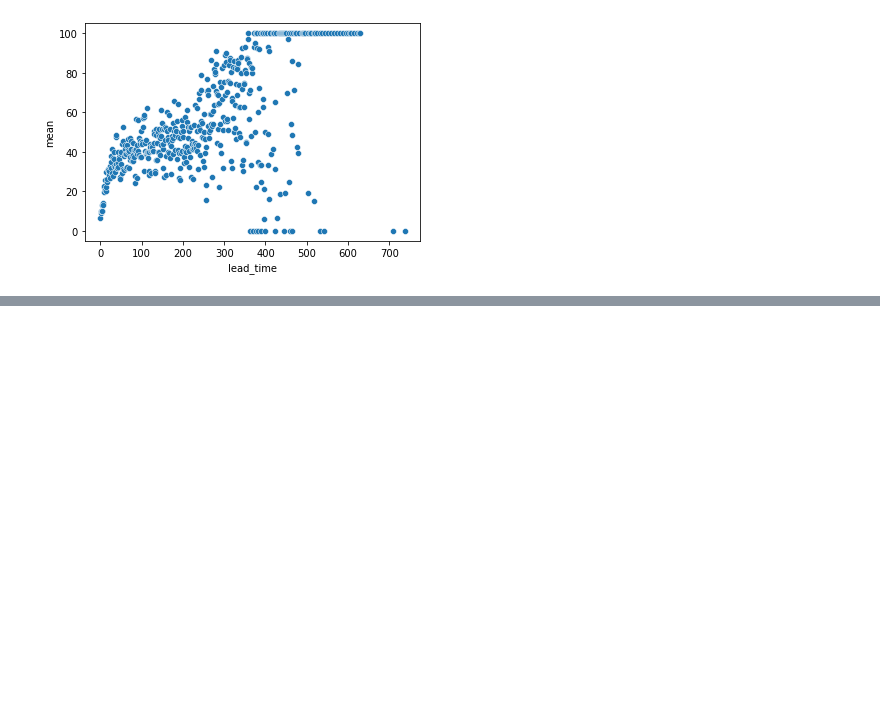
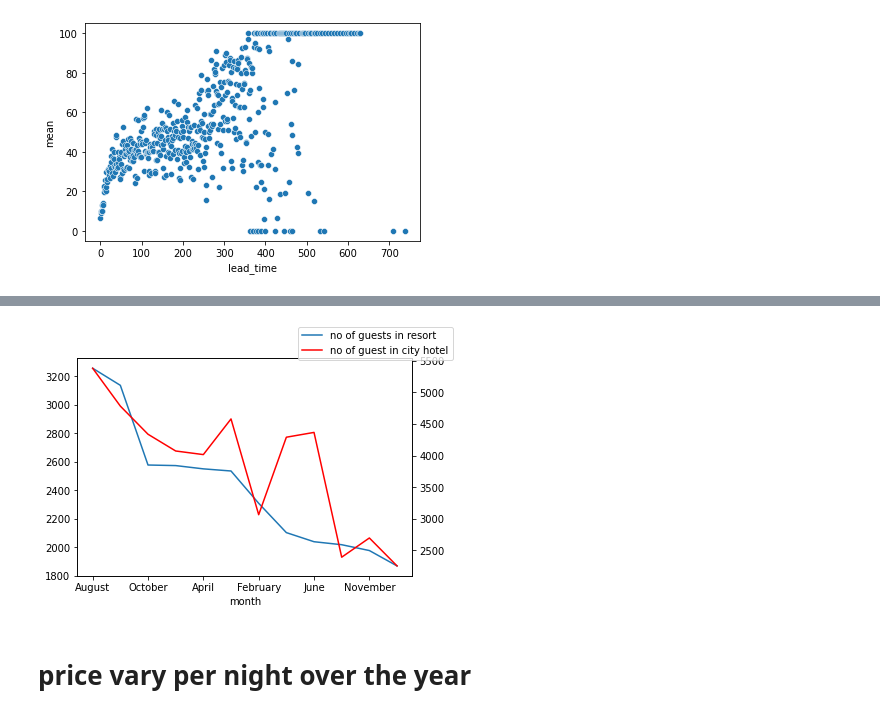
Before and after one commit to shub0411/hotel_booking_analysis, a Jupyter notebook: first_eda_pynb.ipynb, the cells around one changed output, grey strips where cells are left out. Saved outputs shown, nothing was run; the diff lists cells and outputs as text; code cells hidden in the pictures; blank space fills up the shorter version.

```diff
--- a/first_eda_pynb.ipynb
+++ b/first_eda_pynb.ipynb
@@ -822,0 +834,4 @@ sns.scatterplot(x=a.index, y=a["mean"] * 100)
+# %%
+resort_guests = resort_hotel['arrival_date_month'].value_counts().reset_index()
+resort_guests.columns=['month','no of guests']
+resort_guests
@@ -822,0 +852,4 @@ sns.scatterplot(x=a.index, y=a["mean"] * 100)
+# %%
+city_guests = city_hotel['arrival_date_month'].value_counts().reset_index()
+city_guests.columns=['month','no of guests']
+city_guests
@@ -822,0 +870,4 @@ sns.scatterplot(x=a.index, y=a["mean"] * 100)
+# %%
+final_guests = resort_guests.merge(city_guests,on='month')
+final_guests.columns=['month','no of guests in resort','no of guest in city hotel']
+final_guests
@@ -822,0 +895,10 @@ sns.scatterplot(x=a.index, y=a["mean"] * 100)
+# %%
+ax = final_guests.plot(x="month", y="no of guests in resort", legend=False)
+ax2 = ax.twinx()
+final_guests.plot(x="month", y="no of guest in city hotel", ax=ax2, legend=False, color="r")
+ax.figure.legend()
+plt.show()
+# %% [output]
+[figure, added]
+# %% [markdown]
+# price vary per night over the year
```
Also changed, not shown: parts of 23 cells of this notebook.
